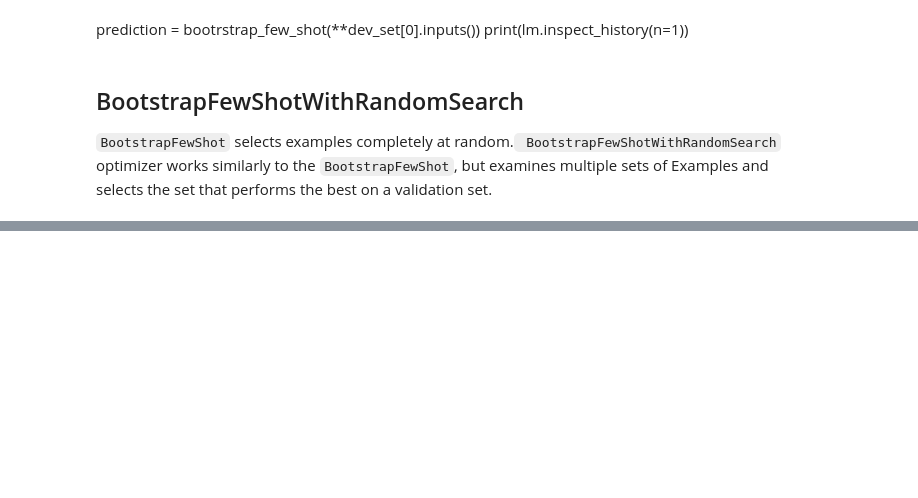
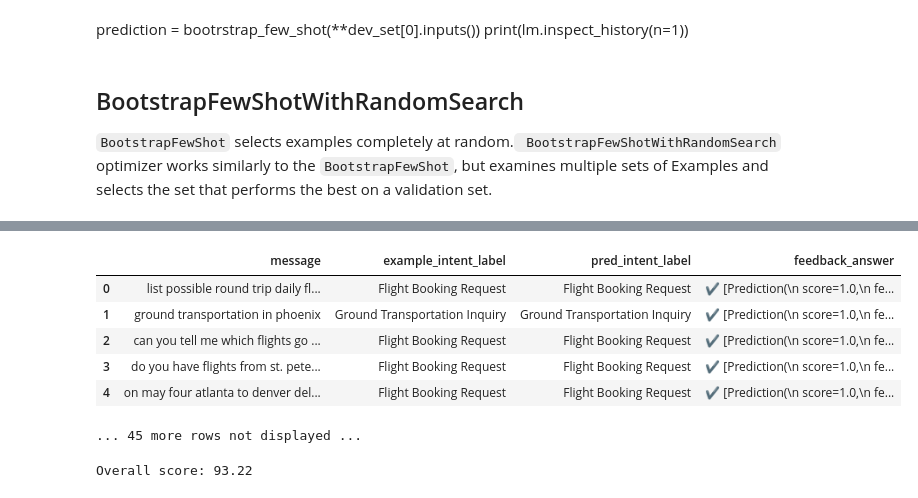
Before and after one commit to CuriousDima/ai, a Jupyter notebook: tools/dspy/Optimization.ipynb, the cells around one changed output, grey strips where cells are left out. Cells and saved outputs as stored; diff of their text form; code cells hidden in the pictures; blank space fills up the shorter version.

```diff
--- a/tools/dspy/Optimization.ipynb
+++ b/tools/dspy/Optimization.ipynb
@@ -423,0 +955,3 @@ None
+# %%
+simba_optimizer = SIMBA(metric=feedback_answer, prompt_model=prompt_lm)
+prog_simba_2 = simba_optimizer.compile(student=prog, trainset=train_set)
@@ -423,0 +1056,4 @@ None
+# %%
+overall_score = evaluate_prog(prog_simba_2)
+print(f"Overall score: {overall_score}")
+# %% [output]
@@ -423,0 +1061,8 @@ None
+|  | message | example_intent_label | pred_intent_label | feedback_answer |
+| 0 | list possible round trip daily fl... | Flight Booking Request | Flight Booking Request | ✔️ [Prediction(\n score=1.0,\n fe... |
+| 1 | ground transportation in phoenix | Ground Transportation Inquiry | Ground Transportation Inquiry | ✔️ [Prediction(\n score=1.0,\n fe... |
+| 2 | can you tell me which flights go ... | Flight Booking Request | Flight Booking Request | ✔️ [Prediction(\n score=1.0,\n fe... |
+| 3 | do you have flights from st. pete... | Flight Booking Request | Flight Booking Request | ✔️ [Prediction(\n score=1.0,\n fe... |
+| 4 | on may four atlanta to denver del... | Flight Booking Request | Flight Booking Request | ✔️ [Prediction(\n score=1.0,\n fe... |
+... 45 more rows not displayed ...
+Overall score: 93.22
```
Also changed, not shown: parts of 59 cells of this notebook, 2 other files.
